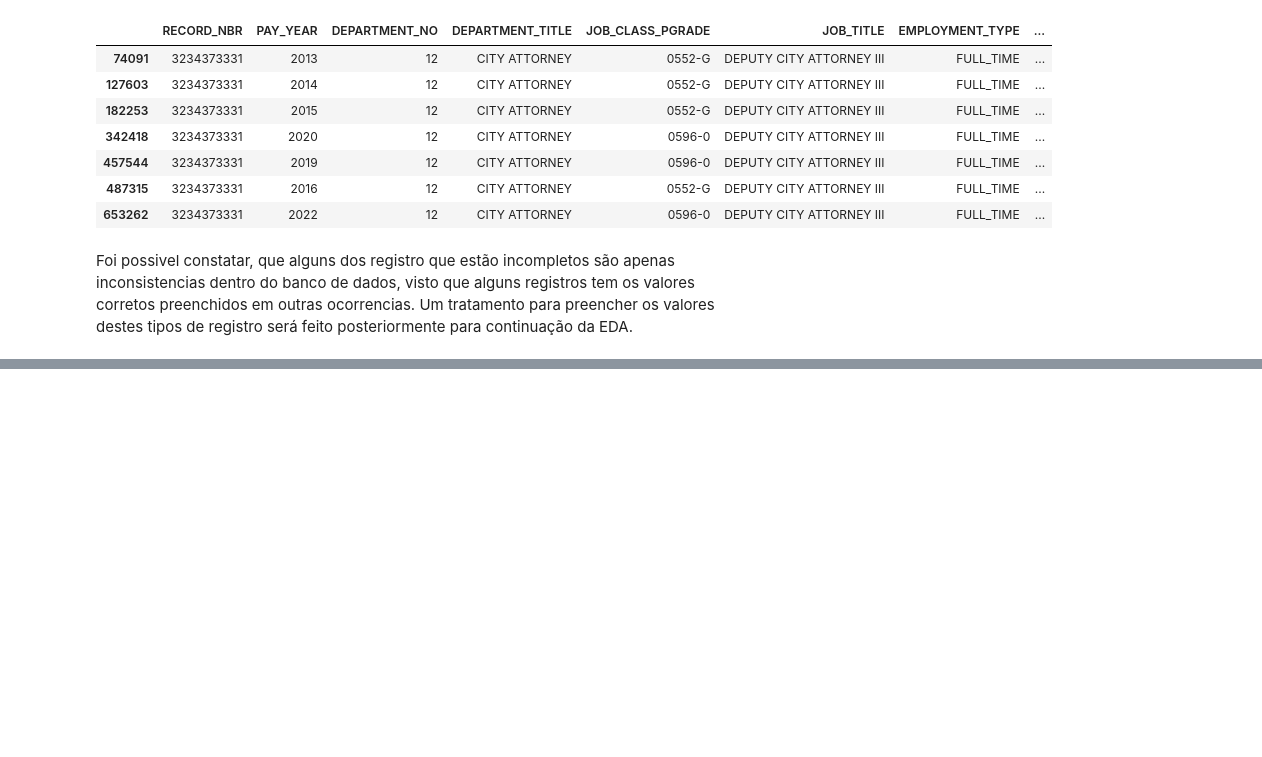
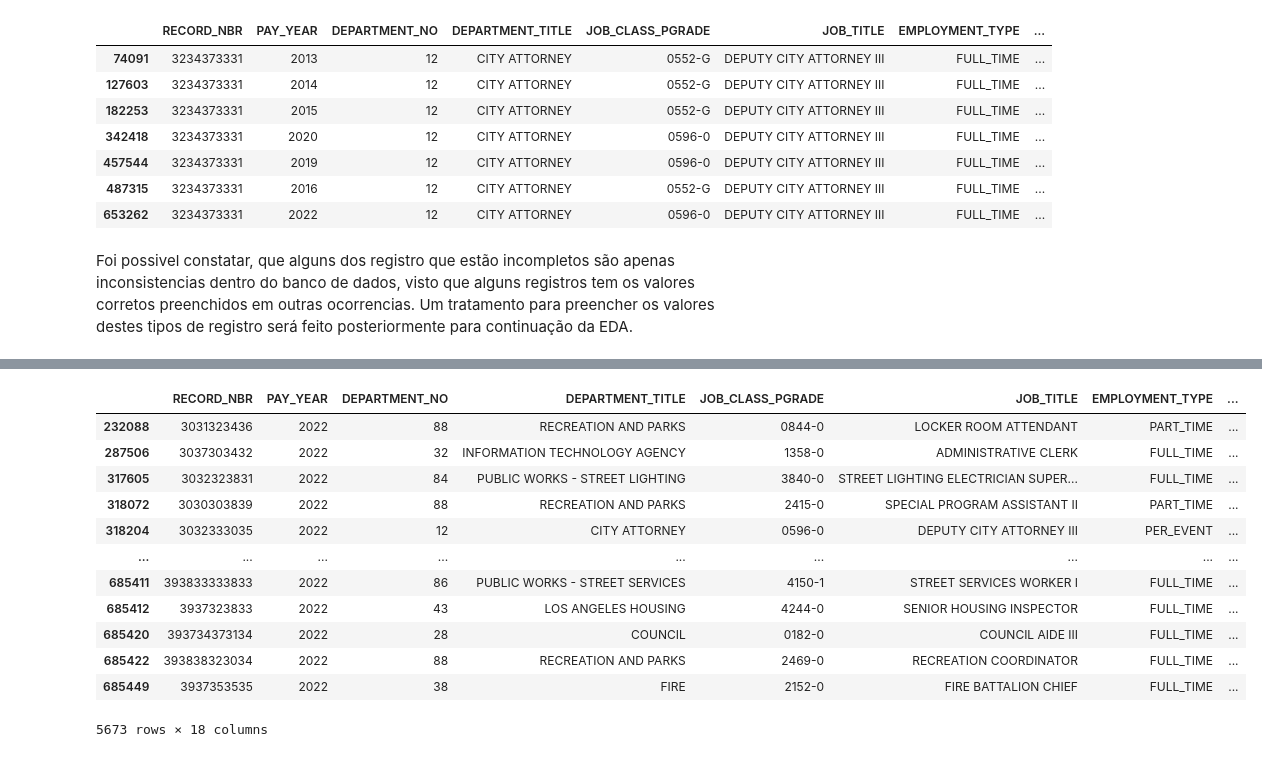
Before and after one commit to HugoCSouza/HUGO_SOUZA_DDF_TECH_072024, a Jupyter notebook: src/notebooks/eda.ipynb, the cells around one changed output, grey strips where cells are left out. Drawn from its saved outputs; the diff is of its cells as text; code cells hidden in the pictures; blank space fills up the shorter version.

```diff
--- a/src/notebooks/eda.ipynb
+++ b/src/notebooks/eda.ipynb
@@ -341,0 +350,6 @@ Foi possivel constatar, que alguns dos registro que estão incompletos são apen
+# %%
+years = sorted(list(bd["PAY_YEAR"].unique()))
+for year in years:
+    filter = bd[bd["PAY_YEAR"] == year]
+    employe_year = len(filter["RECORD_NBR"].unique())
+    print(f'Total de empregados em {year}: {employe_year} empregados')
@@ -341,0 +424,5 @@ Foi possivel constatar, que alguns dos registro que estão incompletos são apen
+# %%
+for year in years:
+    filter = bd[bd["PAY_YEAR"] == year]
+    employe_year = len(filter[filter["JOB_STATUS"] == "NOT_ACTIVE"])
+    print(f'Total de desligamentos em {year}: {employe_year} demissões')
@@ -341,0 +440,16 @@ Foi possivel constatar, que alguns dos registro que estão incompletos são apen
+# %%
+filter[filter["JOB_STATUS"] == "NOT_ACTIVE"]
+# %% [output]
+|  | RECORD_NBR | PAY_YEAR | DEPARTMENT_NO | DEPARTMENT_TITLE | JOB_CLASS_PGRADE | JOB_TITLE | EMPLOYMENT_TYPE | ... |
+| 232088 | 3031323436 | 2022 | 88 | RECREATION AND PARKS | 0844-0 | LOCKER ROOM ATTENDANT | PART_TIME | ... |
+| 287506 | 3037303432 | 2022 | 32 | INFORMATION TECHNOLOGY AGENCY | 1358-0 | ADMINISTRATIVE CLERK | FULL_TIME | ... |
+| 317605 | 3032323831 | 2022 | 84 | PUBLIC WORKS - STREET LIGHTING | 3840-0 | STREET LIGHTING ELECTRICIAN SUPER... | FULL_TIME | ... |
+| 318072 | 3030303839 | 2022 | 88 | RECREATION AND PARKS | 2415-0 | SPECIAL PROGRAM ASSISTANT II | PART_TIME | ... |
+| 318204 | 3032333035 | 2022 | 12 | CITY ATTORNEY | 0596-0 | DEPUTY CITY ATTORNEY III | PER_EVENT | ... |
+| ... | ... | ... | ... | ... | ... | ... | ... | ... |
+| 685411 | 393833333833 | 2022 | 86 | PUBLIC WORKS - STREET SERVICES | 4150-1 | STREET SERVICES WORKER I | FULL_TIME | ... |
+| 685412 | 3937323833 | 2022 | 43 | LOS ANGELES HOUSING | 4244-0 | SENIOR HOUSING INSPECTOR | FULL_TIME | ... |
+| 685420 | 393734373134 | 2022 | 28 | COUNCIL | 0182-0 | COUNCIL AIDE III | FULL_TIME | ... |
+| 685422 | 393838323034 | 2022 | 88 | RECREATION AND PARKS | 2469-0 | RECREATION COORDINATOR | FULL_TIME | ... |
+| 685449 | 3937353535 | 2022 | 38 | FIRE | 2152-0 | FIRE BATTALION CHIEF | FULL_TIME | ... |
+5673 rows × 18 columns
```
Also changed, not shown: parts of 25 cells of this notebook, 1 other file.
